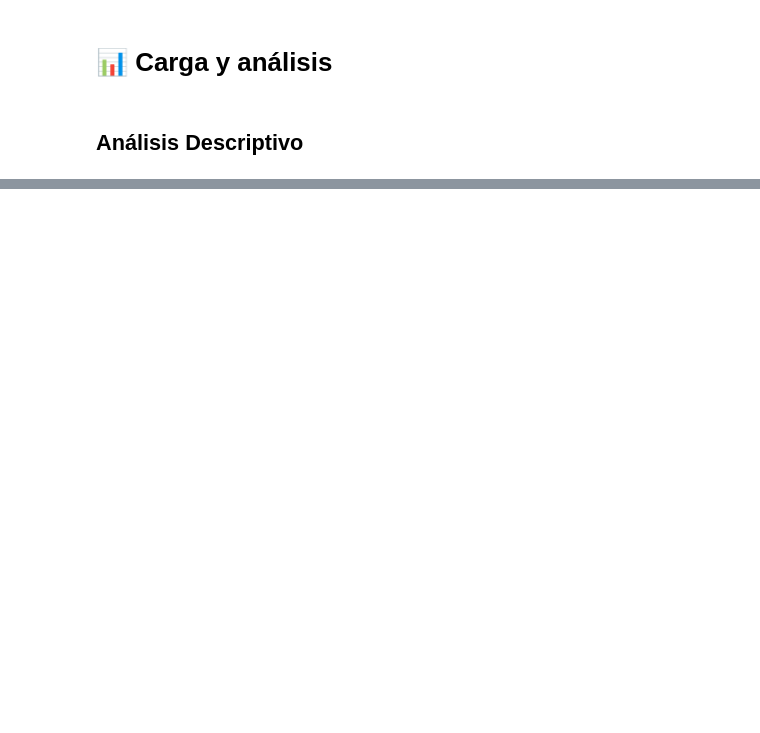
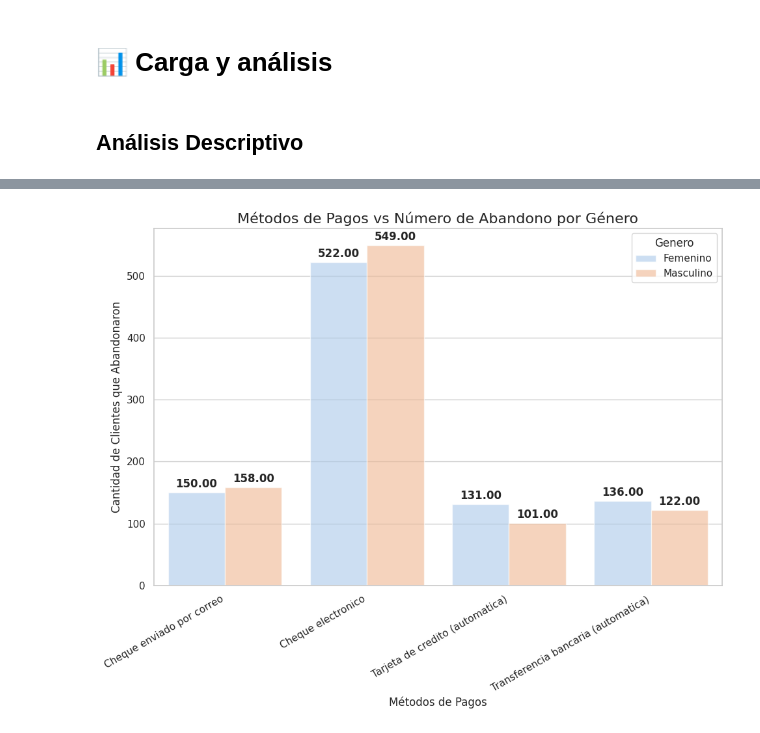
Before and after one commit to Ayelen95/Chagenge-Telecom-2026, a Jupyter notebook: TelecomX_LATAM.ipynb, the cells around one changed output, grey strips where cells are left out. Saved outputs shown, nothing was run; the diff lists cells and outputs as text; code cells hidden in the pictures; blank space fills up the shorter version.

```diff
--- a/TelecomX_LATAM.ipynb
+++ b/TelecomX_LATAM.ipynb
@@ -537,0 +736,13 @@ df.describe()
+# %%
+plot_bar (
+    dataframe=df,
+    variable_x='Metodo_Pago',
+    variable_y='Abandono',
+    hue_var='Genero',
+    title='Métodos de Pagos vs Número de Abandono por Género',
+    xlabel='Métodos de Pagos',
+    ylabel='Cantidad de Clientes que Abandonaron',
+    rotacion=30
+)
+# %% [output]
+[figure, added]
```
Also changed, not shown: parts of 42 cells of this notebook.
